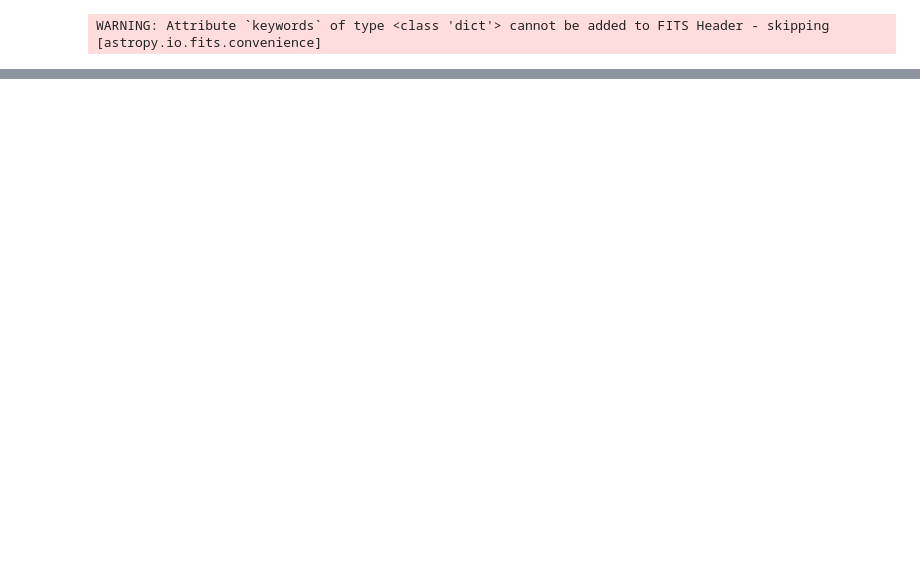
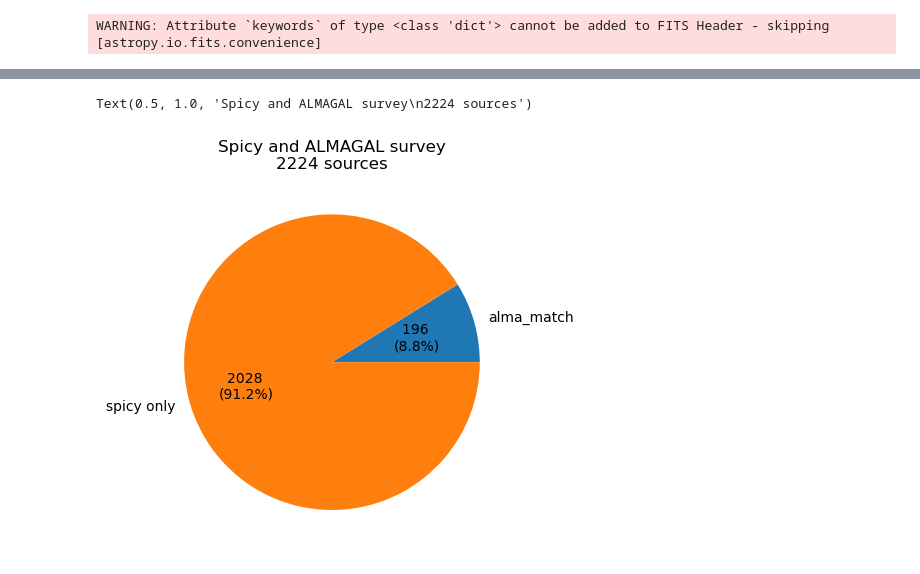
Before and after one commit to Ajuradoi1/ALMAGAL_IR, a Jupyter notebook: JAE/Spitzer_ALMA_cat.ipynb, the cells around one changed output, grey strips where cells are left out. Drawn from its saved outputs; the diff is of its cells as text; code cells hidden in the pictures; blank space fills up the shorter version.

Commit message:
SPICY_CAT

```diff
--- a/JAE/Spitzer_ALMA_cat.ipynb
+++ b/JAE/Spitzer_ALMA_cat.ipynb
@@ -296,0 +259,10 @@ print(len(spitzer_sources))
+# %%
+spicy_names = ['SPICY','RAdeg','DEdeg','GLON','GLAT','p1','p2','p3','class','Si','PAH','alpha','alpha8','alpha24','alphaw4','Env','Group','var','o_ZTFrmag','ZTFrmag','e_ZTFrmag','skew','Spitzer','3.6mag','e_3.6mag','4.5mag','e_4.5mag','5.8mag','e_5.8mag','8.0mag','e_8.0mag','csf','o_3.6mag','o_4.5mag','o_5.8mag','o_8.0mag','2MASS','UKIDSS','VIRAC','GaiaDR2','MIPS','WISEA','ZTFDR3']
+
+spicy_data = Table.read('../JAE/SPICY/table1.dat',format='ascii',names=spicy_names)
+
+spicy_data['spicy_data'] = True
+
+spicy_names.insert(0,'spicy_data')
+
+spicy_data = spicy_data[spicy_names]
@@ -296,0 +271,10 @@ print(len(spitzer_sources))
+# %%
+spicy_match = join(catalogue,
+                   spicy_data,
+                   keys_left='designation',
+                   keys_right='Spitzer',
+                   join_type='inner')
+
+spicy_match['Spitzer_match'] = False
+
+spicy_match['Spitzer_match'][spicy_match['designation'] == spicy_match['Spitzer']] = True
@@ -296,0 +283,15 @@ print(len(spitzer_sources))
+# %%
+# Circular plot
+
+labels = ['alma_match','spicy only']
+data = [len(spicy_match[(spicy_match['match'] == True) & (spicy_match['spicy_data'] == True)]),
+         len(spicy_match[(spicy_match['match'] == False) & (spicy_match['spicy_data'] == True)])]
+
+fig, ax = plt.subplots()
+ax.pie(data,
+             labels=labels,
+             autopct=lambda pct: f'{pct * sum(data) / 100:.0f} \n({pct:.1f}%)')
+ax.set_title(f'Spicy and ALMAGAL survey\n{len(spicy_match)} sources')
+# %% [output]
+Text(0.5, 1.0, 'Spicy and ALMAGAL survey\n2224 sources')
+[figure, added]
```
Also changed, not shown: parts of 31 cells of this notebook, 7 other files.
